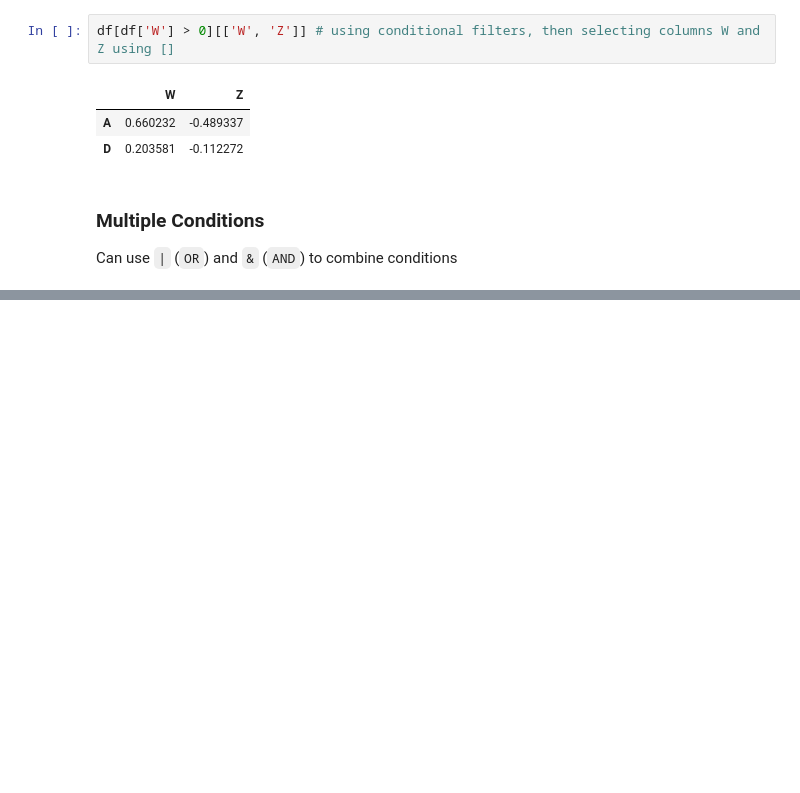
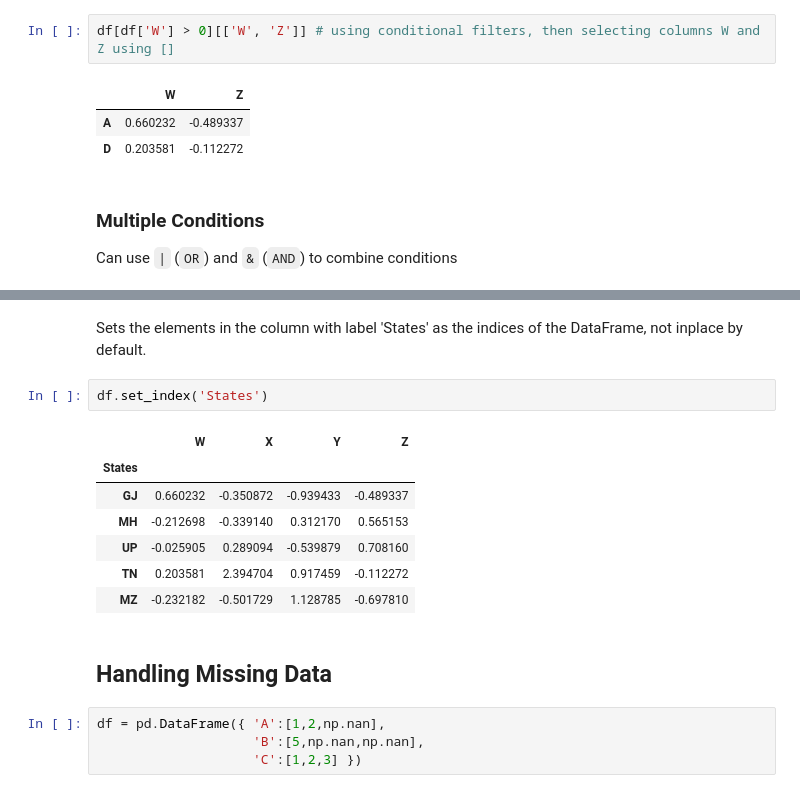
Before and after one commit to harpoonix/Debriefing-Data, a Jupyter notebook: Pandas.ipynb, the cells around one changed output, grey strips where cells are left out. Saved outputs shown, nothing was run; the diff lists cells and outputs as text; blank space fills up the shorter version.

```diff
--- a/Pandas.ipynb
+++ b/Pandas.ipynb
@@ -231,0 +242,18 @@ df[(df['W']>0) & (df['X'] < 1)]
+# %% [markdown]
+Sets the elements in the column with label 'States' as the indices of the DataFrame, not inplace by default.
+# %%
+df.set_index('States')
+# %% [output]
+|  | W | X | Y | Z |
+| States |  |  |  |  |
+| GJ | 0.660232 | -0.350872 | -0.939433 | -0.489337 |
+| MH | -0.212698 | -0.339140 | 0.312170 | 0.565153 |
+| UP | -0.025905 | 0.289094 | -0.539879 | 0.708160 |
+| TN | 0.203581 | 2.394704 | 0.917459 | -0.112272 |
+| MZ | -0.232182 | -0.501729 | 1.128785 | -0.697810 |
+# %% [markdown]
+## Handling Missing Data
+# %%
+df = pd.DataFrame({ 'A':[1,2,np.nan],
+                    'B':[5,np.nan,np.nan],
+                    'C':[1,2,3] })
```
Also changed, not shown: parts of 8 cells of this notebook.
